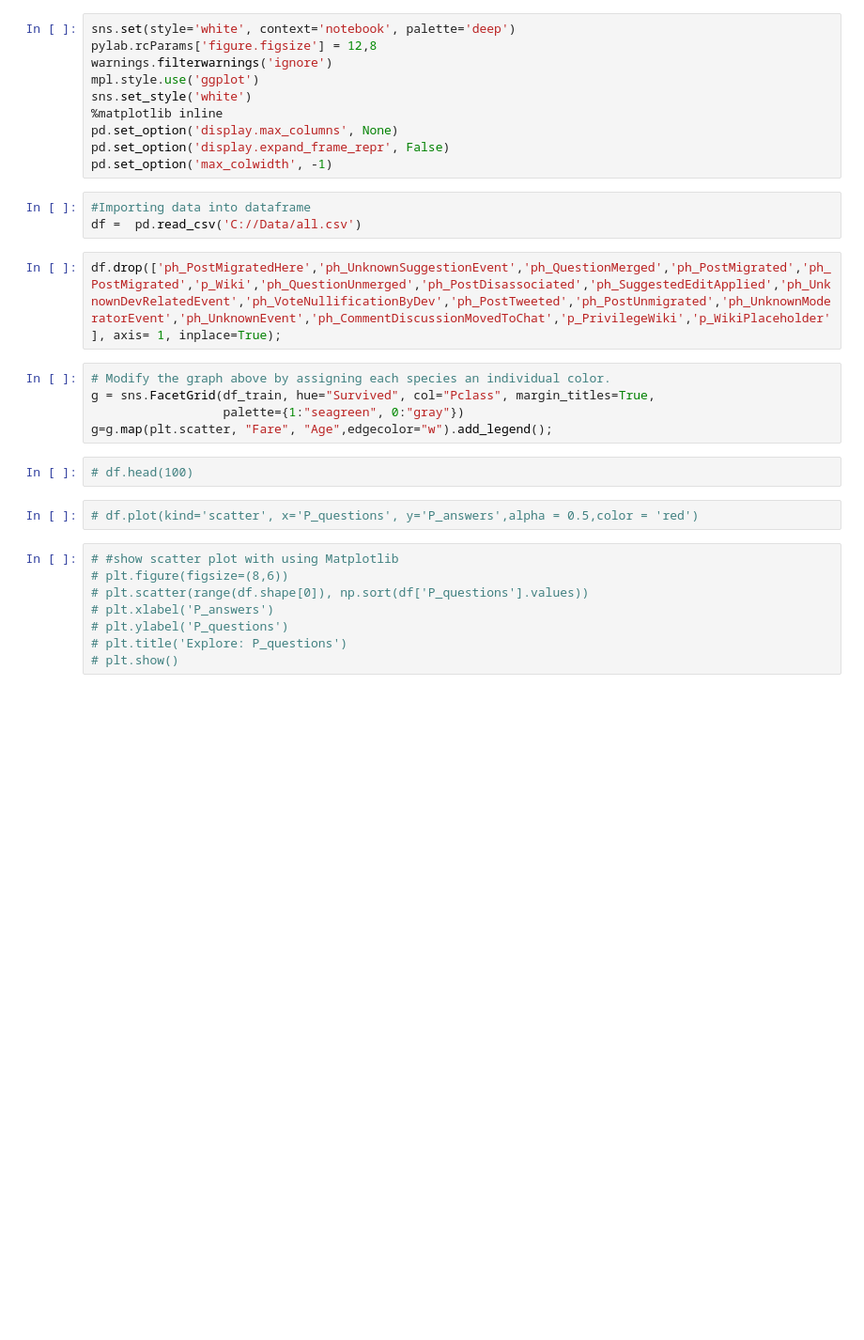
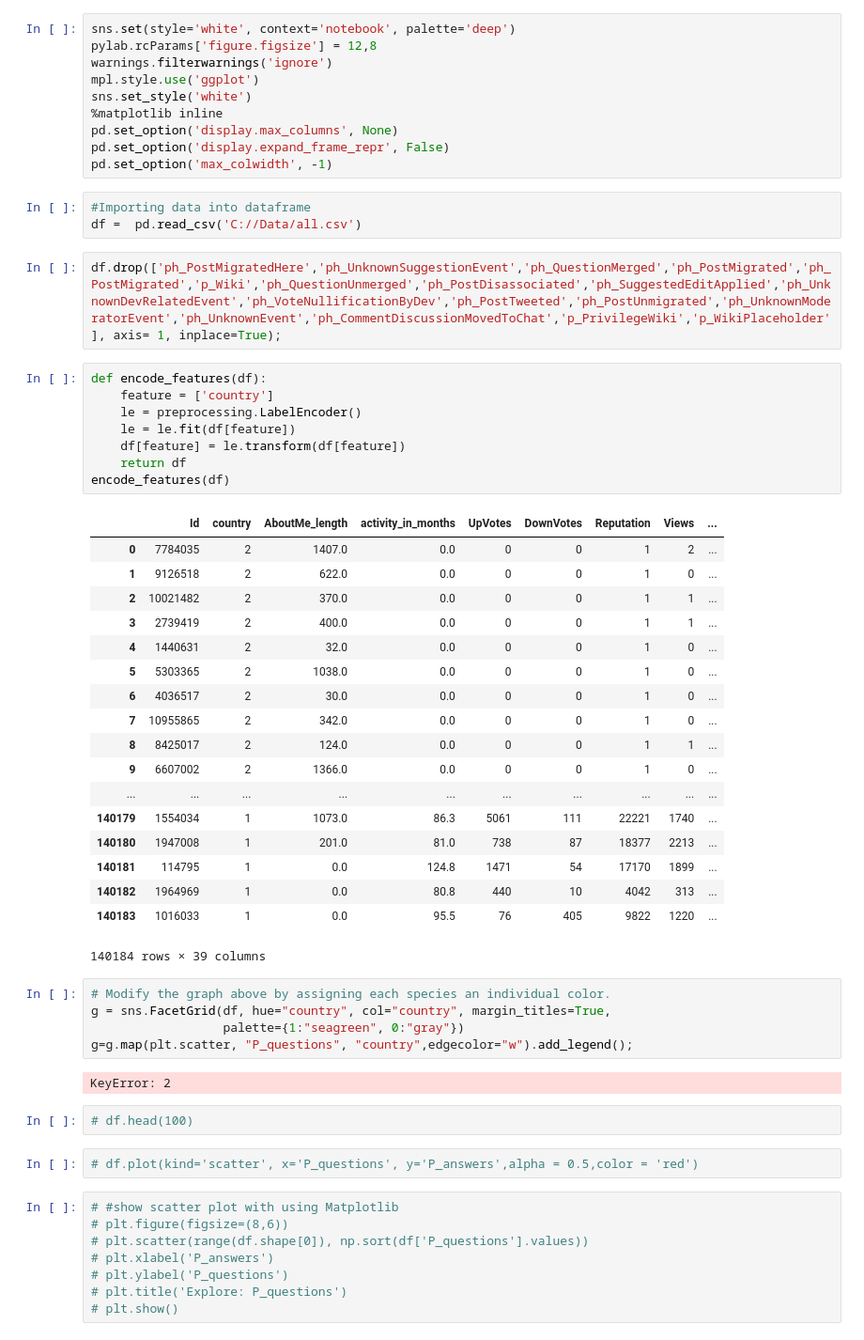
Before and after one commit to zolduoarrati/repos, a Jupyter notebook: Python/Jupyter/ML/classifications.ipynb, the cells around one changed output. Shown: that part at 94% size. Cells and saved outputs as stored; diff of their text form; blank space fills up the shorter version.

```diff
--- a/Python/Jupyter/ML/classifications.ipynb
+++ b/Python/Jupyter/ML/classifications.ipynb
@@ -50,11 +60,40 @@ pd.set_option('max_colwidth', -1)
 df =  pd.read_csv('C://Data/all.csv')
 # %%
 df.drop(['ph_PostMigratedHere','ph_UnknownSuggestionEvent','ph_QuestionMerged','ph_PostMigrated','ph_PostMigrated','p_Wiki','ph_QuestionUnmerged','ph_PostDisassociated','ph_SuggestedEditApplied','ph_UnknownDevRelatedEvent','ph_VoteNullificationByDev','ph_PostTweeted','ph_PostUnmigrated','ph_UnknownModeratorEvent','ph_UnknownEvent','ph_CommentDiscussionMovedToChat','p_PrivilegeWiki','p_WikiPlaceholder'], axis= 1, inplace=True);
+# %%
+def encode_features(df):
+    feature = ['country']
+    le = preprocessing.LabelEncoder()
+    le = le.fit(df[feature])
+    df[feature] = le.transform(df[feature])
+    return df
+encode_features(df)
+# %% [output]
+|  | Id | country | AboutMe_length | activity_in_months | UpVotes | DownVotes | Reputation | Views | ... |
+| 0 | 7784035 | 2 | 1407.0 | 0.0 | 0 | 0 | 1 | 2 | ... |
+| 1 | 9126518 | 2 | 622.0 | 0.0 | 0 | 0 | 1 | 0 | ... |
+| 2 | 10021482 | 2 | 370.0 | 0.0 | 0 | 0 | 1 | 1 | ... |
+| 3 | 2739419 | 2 | 400.0 | 0.0 | 0 | 0 | 1 | 1 | ... |
+| 4 | 1440631 | 2 | 32.0 | 0.0 | 0 | 0 | 1 | 0 | ... |
+| 5 | 5303365 | 2 | 1038.0 | 0.0 | 0 | 0 | 1 | 0 | ... |
+| 6 | 4036517 | 2 | 30.0 | 0.0 | 0 | 0 | 1 | 0 | ... |
+| 7 | 10955865 | 2 | 342.0 | 0.0 | 0 | 0 | 1 | 0 | ... |
+| 8 | 8425017 | 2 | 124.0 | 0.0 | 0 | 0 | 1 | 1 | ... |
+| 9 | 6607002 | 2 | 1366.0 | 0.0 | 0 | 0 | 1 | 0 | ... |
+| ... | ... | ... | ... | ... | ... | ... | ... | ... | ... |
+| 140179 | 1554034 | 1 | 1073.0 | 86.3 | 5061 | 111 | 22221 | 1740 | ... |
+| 140180 | 1947008 | 1 | 201.0 | 81.0 | 738 | 87 | 18377 | 2213 | ... |
+| 140181 | 114795 | 1 | 0.0 | 124.8 | 1471 | 54 | 17170 | 1899 | ... |
+| 140182 | 1964969 | 1 | 0.0 | 80.8 | 440 | 10 | 4042 | 313 | ... |
+| 140183 | 1016033 | 1 | 0.0 | 95.5 | 76 | 405 | 9822 | 1220 | ... |
+140184 rows × 39 columns
 # %%
 # Modify the graph above by assigning each species an individual color.
-g = sns.FacetGrid(df_train, hue="Survived", col="Pclass", margin_titles=True,
+g = sns.FacetGrid(df, hue="country", col="country", margin_titles=True,
                   palette={1:"seagreen", 0:"gray"})
-g=g.map(plt.scatter, "Fare", "Age",edgecolor="w").add_legend();
+g=g.map(plt.scatter, "P_questions", "country",edgecolor="w").add_legend();
+# %% [output]
+KeyError: 2
 # %%
 # df.head(100)
 # %%
```
Also changed, not shown: parts of 2 cells of this notebook.
